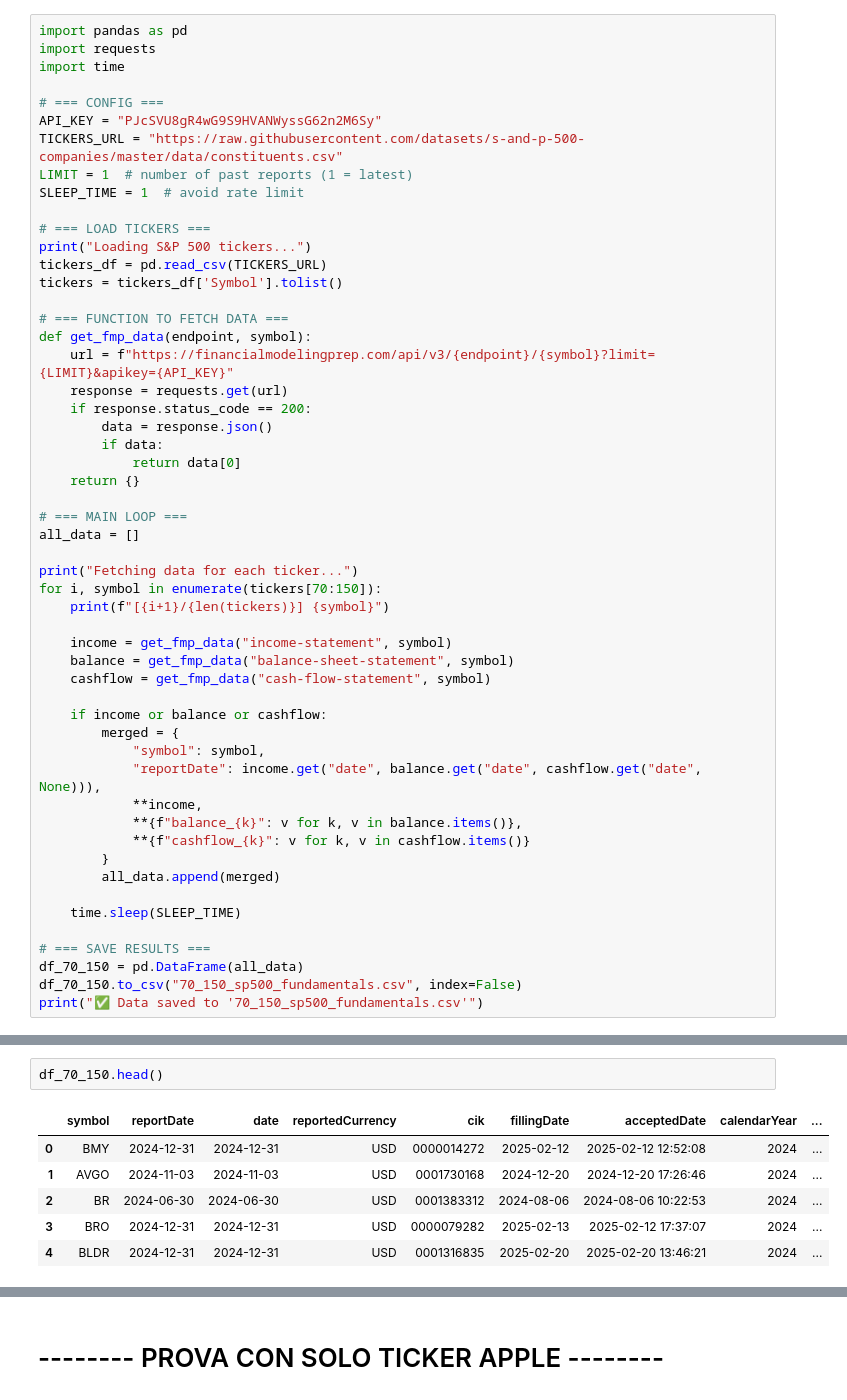
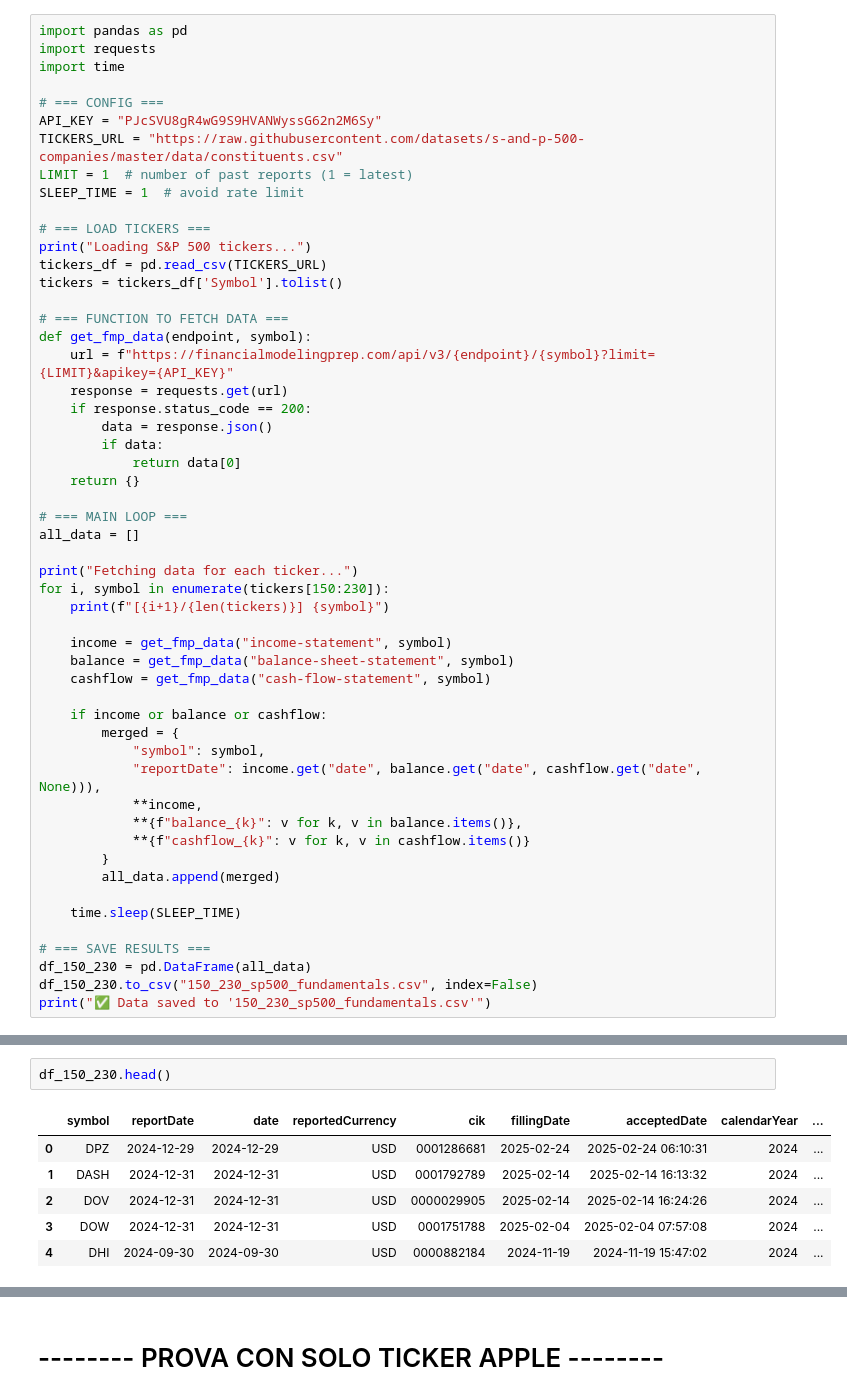
Before and after one commit to elisa-negrini/BDT-project, a Jupyter notebook: Company Foundamentals.ipynb, the cells around one changed output, grey strips where cells are left out. Cells and saved outputs as stored; diff of their text form.

```diff
--- a/Company Foundamentals.ipynb
+++ b/Company Foundamentals.ipynb
@@ -28,7 +28,7 @@ def get_fmp_data(endpoint, symbol):
 all_data = []
 
 print("Fetching data for each ticker...")
-for i, symbol in enumerate(tickers[70:150]):
+for i, symbol in enumerate(tickers[150:230]):
     print(f"[{i+1}/{len(tickers)}] {symbol}")
 
     income = get_fmp_data("income-statement", symbol)
@@ -48,9 +48,9 @@ for i, symbol in enumerate(tickers[70:150]):
     time.sleep(SLEEP_TIME)
 
 # === SAVE RESULTS ===
-df_70_150 = pd.DataFrame(all_data)
-df_70_150.to_csv("70_150_sp500_fundamentals.csv", index=False)
-print("✅ Data saved to '70_150_sp500_fundamentals.csv'")
+df_150_230 = pd.DataFrame(all_data)
+df_150_230.to_csv("150_230_sp500_fundamentals.csv", index=False)
+print("✅ Data saved to '150_230_sp500_fundamentals.csv'")
 # %% [output]
 Loading S&P 500 tickers...
 Fetching data for each ticker...
@@ -76,11 +76,11 @@ df_70_150.shape
 # %%
-df_70_150.head()
+df_150_230.head()
 # %% [output]
 |  | symbol | reportDate | date | reportedCurrency | cik | fillingDate | acceptedDate | calendarYear | ... |
-| 0 | BMY | 2024-12-31 | 2024-12-31 | USD | 0000014272 | 2025-02-12 | 2025-02-12 12:52:08 | 2024 | ... |
-| 1 | AVGO | 2024-11-03 | 2024-11-03 | USD | 0001730168 | 2024-12-20 | 2024-12-20 17:26:46 | 2024 | ... |
-| 2 | BR | 2024-06-30 | 2024-06-30 | USD | 0001383312 | 2024-08-06 | 2024-08-06 10:22:53 | 2024 | ... |
-| 3 | BRO | 2024-12-31 | 2024-12-31 | USD | 0000079282 | 2025-02-13 | 2025-02-12 17:37:07 | 2024 | ... |
-| 4 | BLDR | 2024-12-31 | 2024-12-31 | USD | 0001316835 | 2025-02-20 | 2025-02-20 13:46:21 | 2024 | ... |
+| 0 | DPZ | 2024-12-29 | 2024-12-29 | USD | 0001286681 | 2025-02-24 | 2025-02-24 06:10:31 | 2024 | ... |
+| 1 | DASH | 2024-12-31 | 2024-12-31 | USD | 0001792789 | 2025-02-14 | 2025-02-14 16:13:32 | 2024 | ... |
+| 2 | DOV | 2024-12-31 | 2024-12-31 | USD | 0000029905 | 2025-02-14 | 2025-02-14 16:24:26 | 2024 | ... |
+| 3 | DOW | 2024-12-31 | 2024-12-31 | USD | 0001751788 | 2025-02-04 | 2025-02-04 07:57:08 | 2024 | ... |
+| 4 | DHI | 2024-09-30 | 2024-09-30 | USD | 0000882184 | 2024-11-19 | 2024-11-19 15:47:02 | 2024 | ... |
 5 rows × 133 columns
 # %% [markdown]
```
Also changed, not shown: parts of 3 cells of this notebook, 2 other files.
